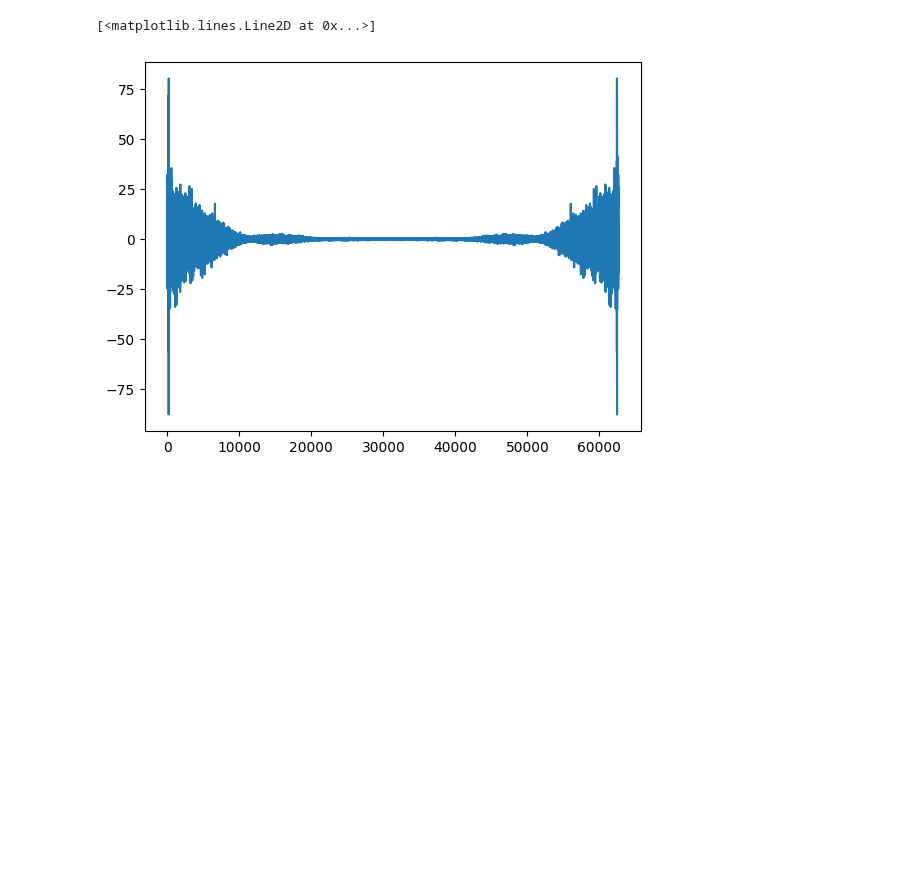
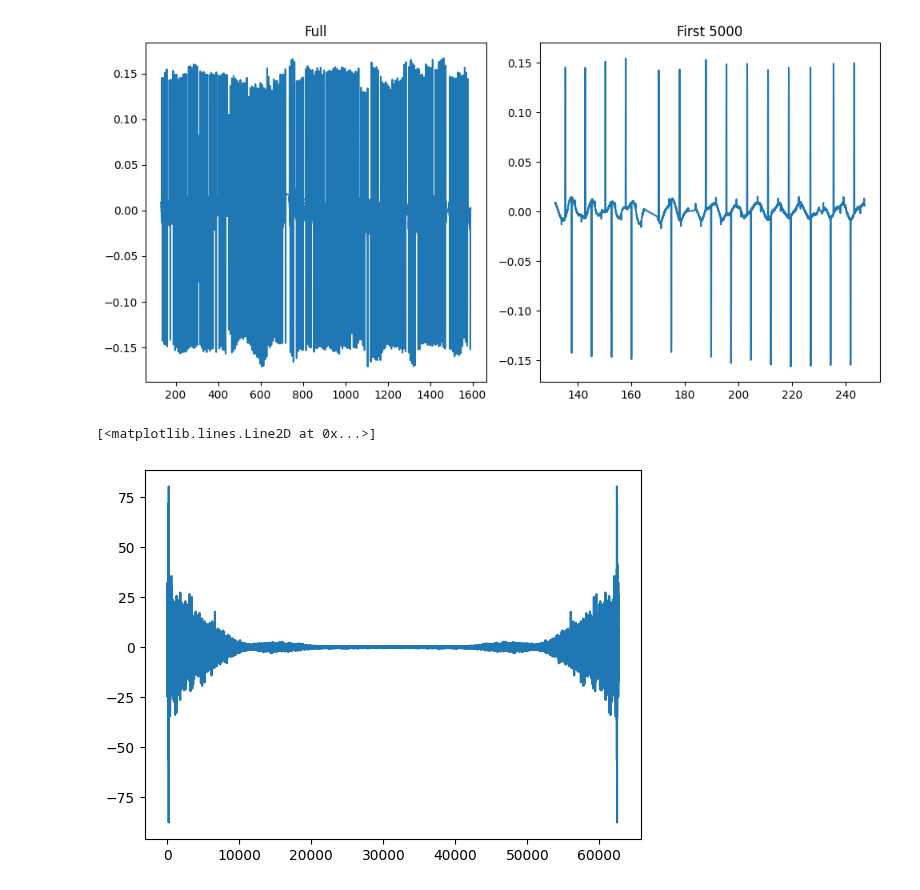
Before and after one commit to sfremy/astro_tools, a Jupyter notebook: prefold_automated.ipynb, the cells around one changed output. Drawn from its saved outputs; the diff is of its cells as text; code cells hidden in the pictures; blank space fills up the shorter version.

Commit message:
blind mean folded lc experiment

```diff
--- a/prefold_automated.ipynb
+++ b/prefold_automated.ipynb
@@ -63,3 +66,58 @@ plt.show()
+# %%
+#METHOD 1 - Mean folded lc subtraction
+with torch.no_grad():
+    # Filter valid (finite) data points
+    valid_indices = np.isfinite(t) & np.isfinite(f)
+    time = t[valid_indices]
+    flux = f[valid_indices]
+
+    # Ensure array length is compatible with binning
+    n_bins = int(p * 48)
+    points_per_bin = len(time) // n_bins
+    resize_length = n_bins * points_per_bin
+    time = time[:resize_length]
+    flux = flux[:resize_length]
+
+    # Convert data to PyTorch tensors
+    tensor_args = dict(dtype=torch.float32, device='cpu')
+    time_tensor = torch.as_tensor(time - t0_1, **tensor_args)  # Center time around t0
+    flux_tensor = torch.as_tensor(flux, dtype=torch.float64, device='cpu')
+
+    # Compute phase for folding
+    period_tensor = torch.tensor(p, **tensor_args)
+    phase = (time_tensor / period_tensor + 0.5) % 1.0
+
+    # Sort flux values by phase
+    sorted_indices = torch.argsort(phase)
+    sorted_flux = flux_tensor[sorted_indices]
+
+    # Bin the sorted flux values using convolution
+    kernel = torch.ones((1, 1, 1, points_per_bin), dtype=torch.float64, device='cpu')
+    binned_flux = torch.nn.functional.conv2d(
+        sorted_flux.unsqueeze(0).unsqueeze(0),
+        kernel,
+        stride=(1, points_per_bin),
+        padding=0
+    )[0, 0]
+
+    # Normalize by the number of points per bin
+    binned_flux /= points_per_bin
+
+    # Convert result to NumPy and return
+    one_fold_period = binned_flux.cpu().numpy()
+
+mean_folded_lc = np.resize(one_fold_period, f.shape)
+lc_diff = f - mean_folded_lc
+#------------------------------------------------------------------------
+fig, (ax1, ax2) = plt.subplots(1, 2, figsize = (10, 5))
+ax1.plot(t, lc_diff)
+ax1.set_title('Full')
+ax2.plot(t[0:5000], lc_diff[0:5000])
+ax2.set_title('First 5000')
+plt.tight_layout()
+plt.show()
+# %% [output]
+[figure, added]
 # %%
 #Re-center data array around 0
 data_raw = f
```
Also changed, not shown: parts of 2 cells of this notebook.
